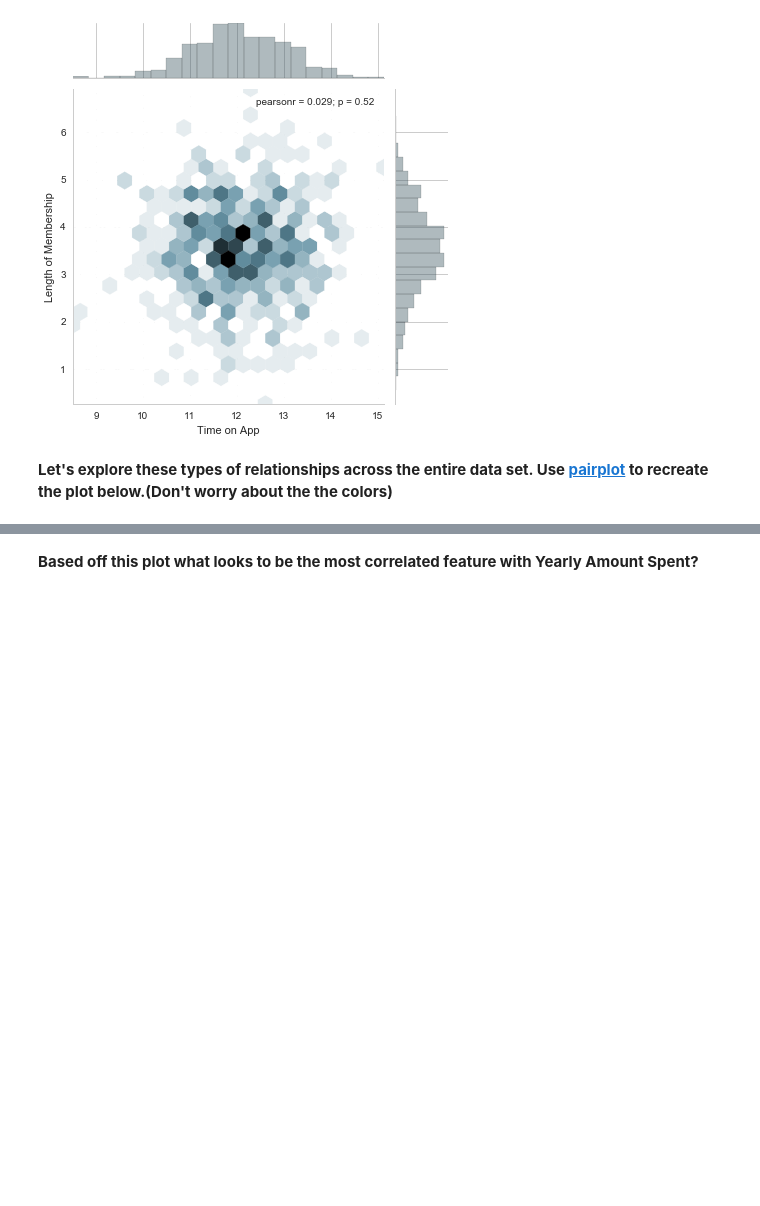
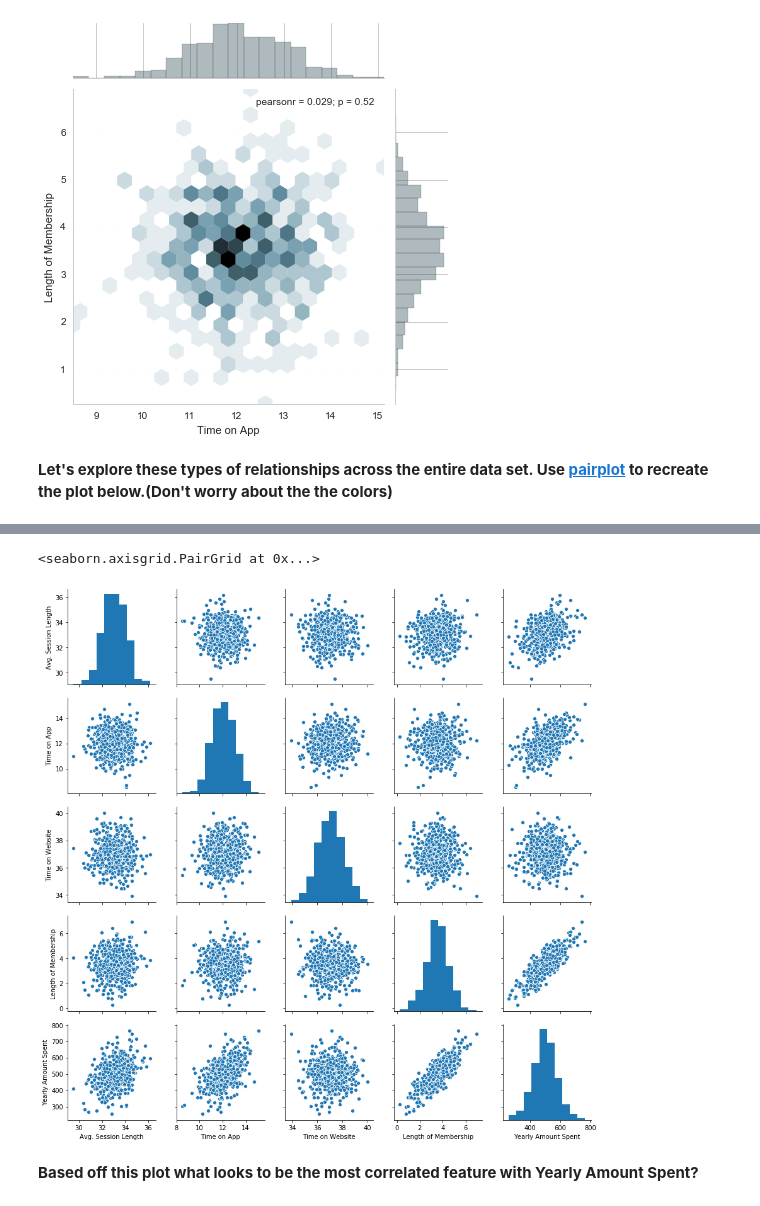
Before and after one commit to ricardojguzman/DSPractice, a Jupyter notebook: Udemy/PY-DS-ML-Bootcamp/Sources/11-Linear-Regression/02-Linear Regression Project.ipynb, the cells around one changed output, grey strips where cells are left out. Saved outputs shown, nothing was run; the diff lists cells and outputs as text; code cells hidden in the pictures; blank space fills up the shorter version.

```diff
--- a/Udemy/PY-DS-ML-Bootcamp/Sources/11-Linear-Regression/02-Linear Regression Project.ipynb
+++ b/Udemy/PY-DS-ML-Bootcamp/Sources/11-Linear-Regression/02-Linear Regression Project.ipynb
@@ -138,2 +153,7 @@ ___
+# %%
+sns.pairplot(data=df)
+# %% [output]
+<seaborn.axisgrid.PairGrid at 0x...>
+[figure, added]
 # %% [markdown]
 **Based off this plot what looks to be the most correlated feature with Yearly Amount Spent?**
```
Also changed, not shown: parts of 25 cells of this notebook.
